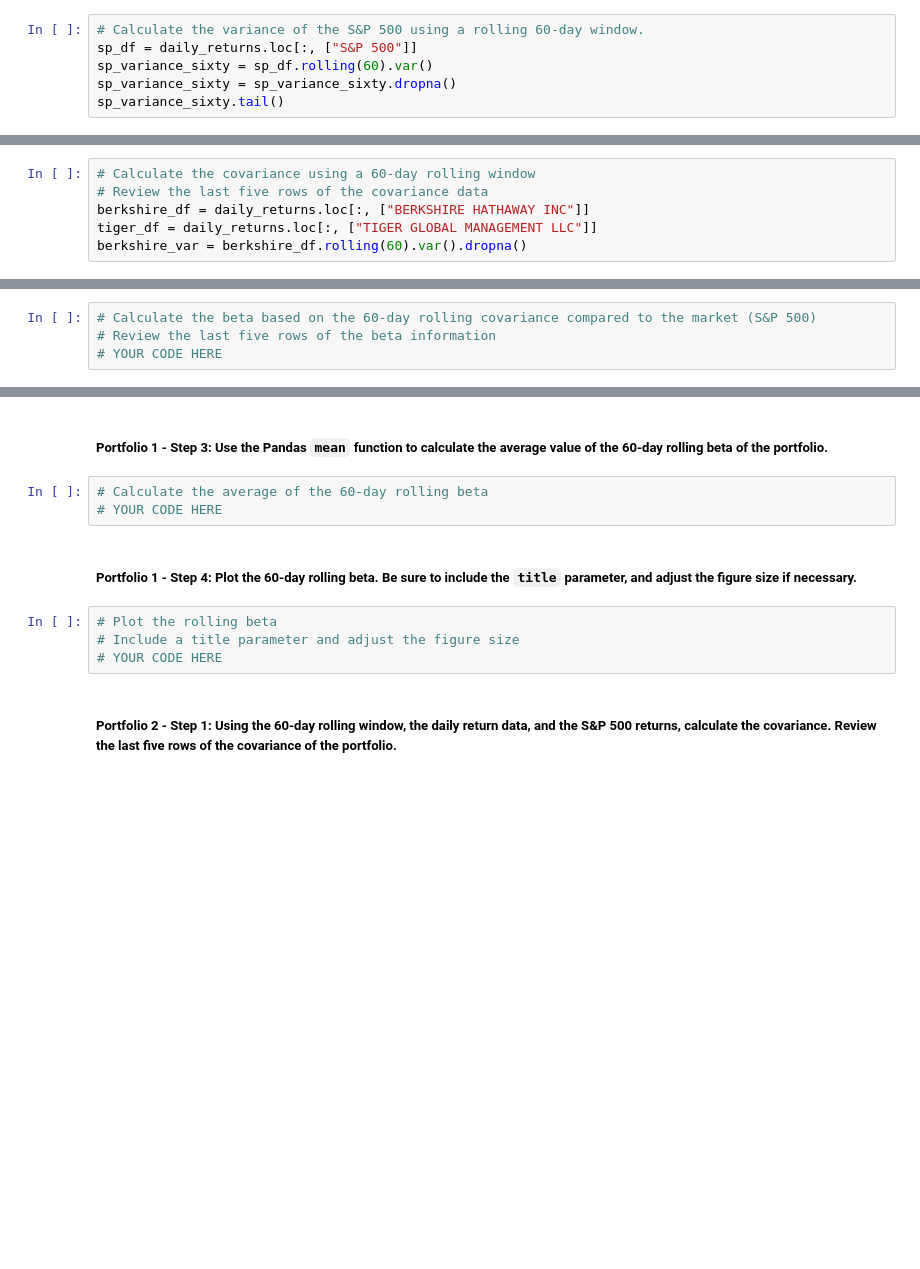
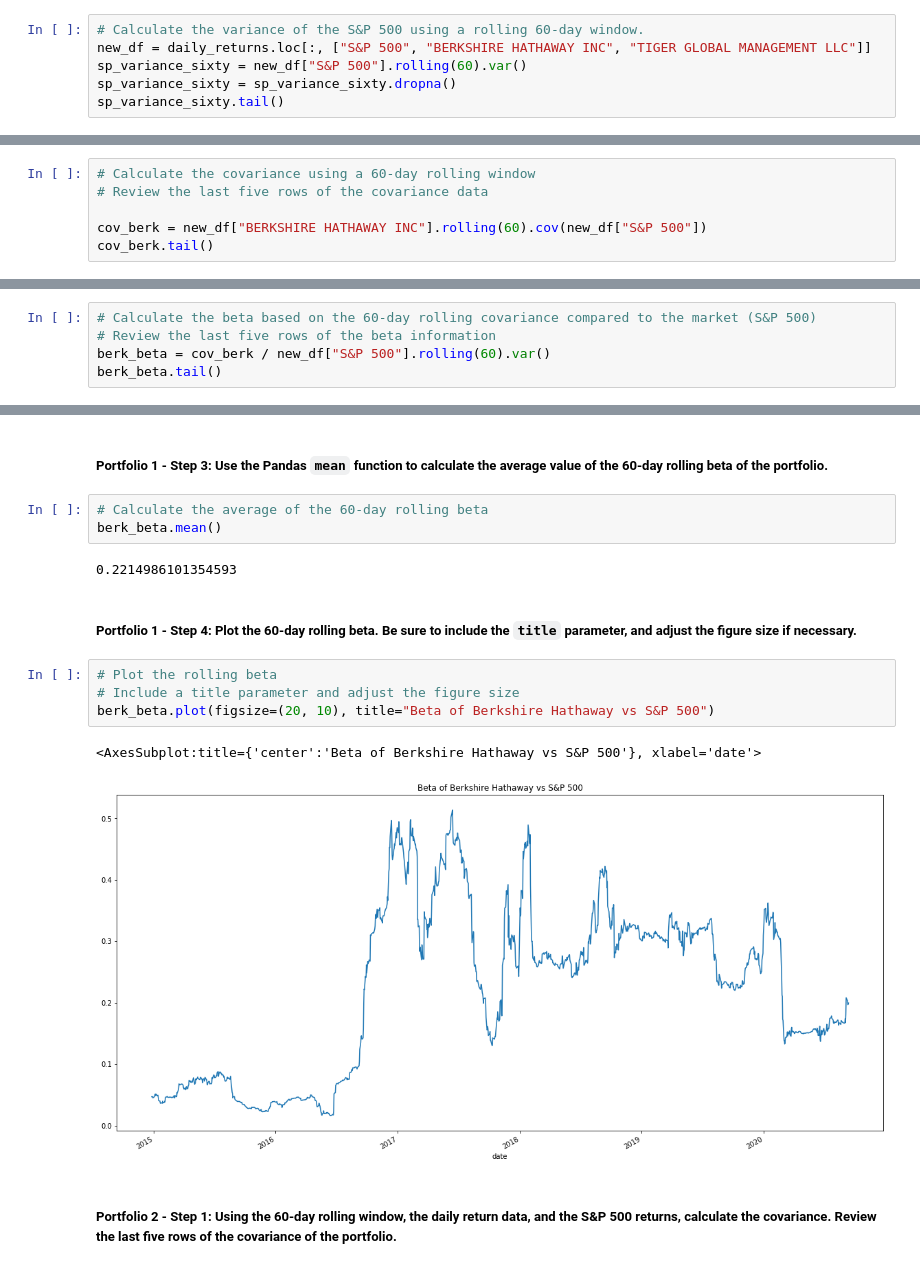
Before and after one commit to kheller18/retirement-portfolio-planning, a Jupyter notebook: risk_return_analysis.ipynb, the cells around one changed output, grey strips where cells are left out. Saved outputs shown, nothing was run; the diff lists cells and outputs as text; blank space fills up the shorter version.

Commit message:
portfolio analysis with variance, covariance and beta's have been calculated

```diff
--- a/risk_return_analysis.ipynb
+++ b/risk_return_analysis.ipynb
@@ -366,8 +366,8 @@ Your analysis is nearing completion. Now, you need to evaluate how the portfolio
 #### Use the Pandas `var` function to calculate the variance of the S&P 500 by using a 60-day rolling window. Visualize the last five rows of the variance of the S&P 500.
 # %%
 # Calculate the variance of the S&P 500 using a rolling 60-day window.
-sp_df = daily_returns.loc[:, ["S&P 500"]]
-sp_variance_sixty = sp_df.rolling(60).var()
+new_df = daily_returns.loc[:, ["S&P 500", "BERKSHIRE HATHAWAY INC", "TIGER GLOBAL MANAGEMENT LLC"]]
+sp_variance_sixty = new_df["S&P 500"].rolling(60).var()
 sp_variance_sixty = sp_variance_sixty.dropna()
 sp_variance_sixty.tail()
 # %% [output]
@@ -393,6 +393,6 @@ sp_variance_sixty.tail()
 # %%
 # Calculate the covariance using a 60-day rolling window
 # Review the last five rows of the covariance data
-berkshire_df = daily_returns.loc[:, ["BERKSHIRE HATHAWAY INC"]]
-tiger_df = daily_returns.loc[:, ["TIGER GLOBAL MANAGEMENT LLC"]]
-berkshire_var = berkshire_df.rolling(60).var().dropna()
+
+cov_berk = new_df["BERKSHIRE HATHAWAY INC"].rolling(60).cov(new_df["S&P 500"])
+cov_berk.tail()
@@ -401,4 +409,5 @@ berkshire_var = berkshire_df.rolling(60).var().dropna()
 # %%
 # Calculate the beta based on the 60-day rolling covariance compared to the market (S&P 500)
 # Review the last five rows of the beta information
-# YOUR CODE HERE
+berk_beta = cov_berk / new_df["S&P 500"].rolling(60).var()
+berk_beta.tail()
@@ -406,13 +423,18 @@ berkshire_var = berkshire_df.rolling(60).var().dropna()
 ##### Portfolio 1 - Step 3: Use the Pandas `mean` function to calculate the average value of the 60-day rolling beta of the portfolio.
 # %%
 # Calculate the average of the 60-day rolling beta
-# YOUR CODE HERE
+berk_beta.mean()
+# %% [output]
+0.2214986101354593
 # %% [markdown]
 ##### Portfolio 1 - Step 4: Plot the 60-day rolling beta. Be sure to include the `title` parameter, and adjust the figure size if necessary.
 # %%
 # Plot the rolling beta
 # Include a title parameter and adjust the figure size
-# YOUR CODE HERE
+berk_beta.plot(figsize=(20, 10), title="Beta of Berkshire Hathaway vs S&P 500")
+# %% [output]
+<AxesSubplot:title={'center':'Beta of Berkshire Hathaway vs S&P 500'}, xlabel='date'>
+[figure, added]
 # %% [markdown]
 ##### Portfolio 2 - Step 1: Using the 60-day rolling window, the daily return data, and the S&P 500 returns, calculate the covariance. Review the last five rows of the covariance of the portfolio.
 # %%
```
Also changed, not shown: parts of 9 cells of this notebook.
